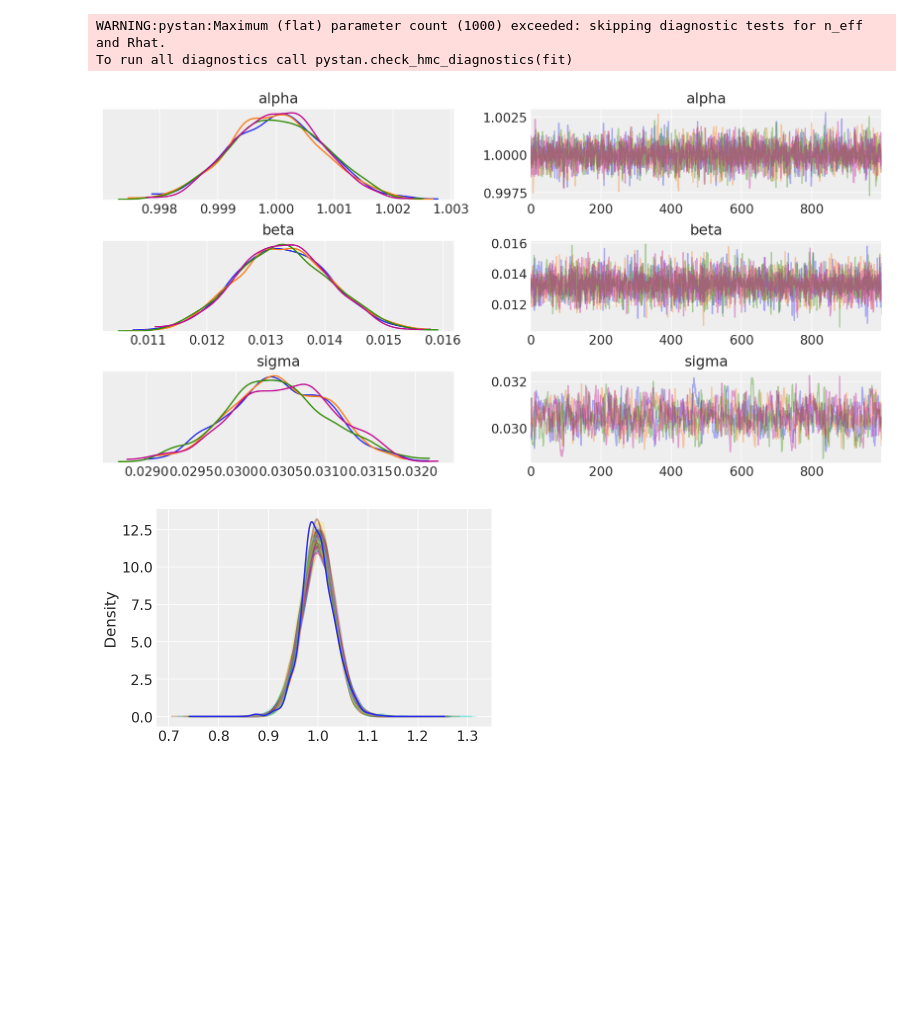
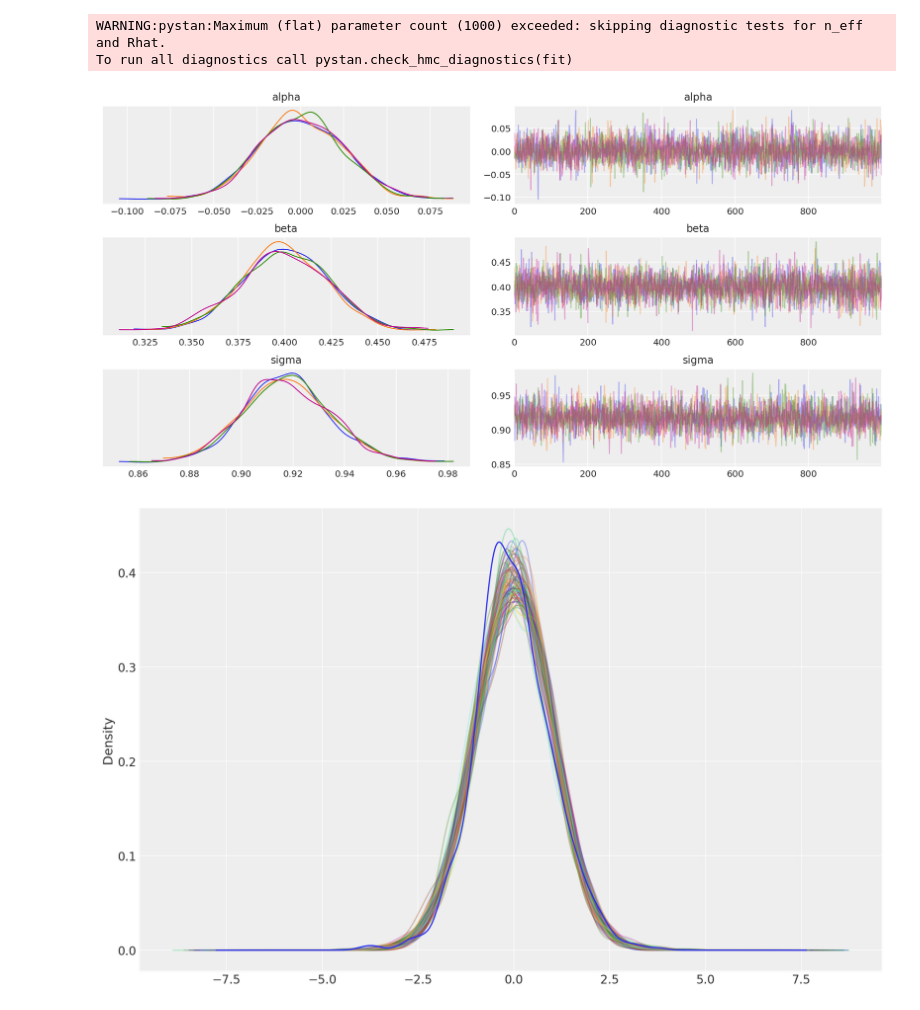
Before and after one commit to bennywee/house_prices_kaggle, a Jupyter notebook: notebooks/modelling_notebooks/pooled_ols_model.ipynb, the cells around one changed output. Drawn from its saved outputs; the diff is of its cells as text; code cells hidden in the pictures; blank space fills up the shorter version.

```diff
--- a/notebooks/modelling_notebooks/pooled_ols_model.ipynb
+++ b/notebooks/modelling_notebooks/pooled_ols_model.ipynb
@@ -46,13 +46,14 @@ test = df_full.loc[df_full['data_type'] == 'test'].copy()
 train['log_lot_area_z'] = (train[['log_lot_area']] - train[['log_lot_area']].mean()) / train[['log_lot_area']].std()
 
 # Scale target (train)
-train['log_sales_price_std'] = train['log_sales_price']/train['log_sales_price'].mean()
+#train['log_sales_price_std'] = train['log_sales_price']/train['log_sales_price'].mean()
+train['log_sales_price_std'] = (train[['log_sales_price']] - train[['log_sales_price']].mean()) / train[['log_sales_price']].std()
 
 # Center and scale predictor using training data mean and std
 test['log_lot_area_z'] = (test[['log_lot_area']] - train[['log_lot_area']].mean()) / train[['log_lot_area']].std()
 
 # Scale target using training data mean
-test['log_sales_price_std'] = test['log_sales_price']/train['log_sales_price'].mean()
+#test['log_sales_price_std'] = test['log_sales_price']/train['log_sales_price'].mean()
 # %% [markdown]
 ## Load and simulate fake data
 # %%
@@ -62,3 +63,8 @@ INFO:pystan:COMPILING THE C++ CODE FOR MODEL anon_model_f624cc3d8d808ccfc509d79c
+# %%
+# Set parameters
+alpha_sd = 1
+beta_sd = 1
+sigma_sd = 1
 # %%
 pm_data_check = dict(N = len(train),
               log_sales_price = train['log_sales_price_std'],
@@ -197,8 +224,9 @@ pm_data = dict(N = len(train),
               log_lot_area = train['log_lot_area_z'],
               N_test = len(test),
               log_lot_area_test = test['log_lot_area_z'],
-              alpha_sd = 0.01,
-              beta_sd = 0.1,
+              alpha_sd = alpha_sd,
+              beta_sd = beta_sd,
+              sigma_sd = sigma_sd,
               run_estimation = 1)
 
 fit_pm = pooling_model.sampling(data=pm_data)
@@ -215,19 +243,22 @@ fit_pm_df = fit_pm.to_dataframe()
 WARNING:pystan:Maximum (flat) parameter count (1000) exceeded: skipping diagnostic tests for n_eff and Rhat.
 To run all diagnostics call pystan.check_hmc_diagnostics(fit)
 # %%
-az.plot_trace(fit_pm, var_names=["alpha", "beta", "sigma"], compact = True);
+az.plot_trace(fit_pm,
+              var_names=["alpha", "beta", "sigma"],
+              compact = True,
+              chain_prop = 'color');
 # %% [output]
-[figure, old version]
+[figure, new version]
 # %%
-fig, axes = plt.subplots(1,1)
+fig, axes = plt.subplots(1,1, figsize = (13, 8))
 
 fit_pm_df.filter(regex = 'y_hat').T.iloc[:, :100].plot.kde(alpha=0.3,
                                                         legend = False,
                                                                ax=axes);
 
 train['log_sales_price_std'].plot.kde(legend = False,
                              alpha = 1,
                              ax = axes);
 # %% [output]
-[figure, old version]
+[figure, new version]
 # %%
```
Also changed, not shown: parts of 14 cells of this notebook, 4 other files.
